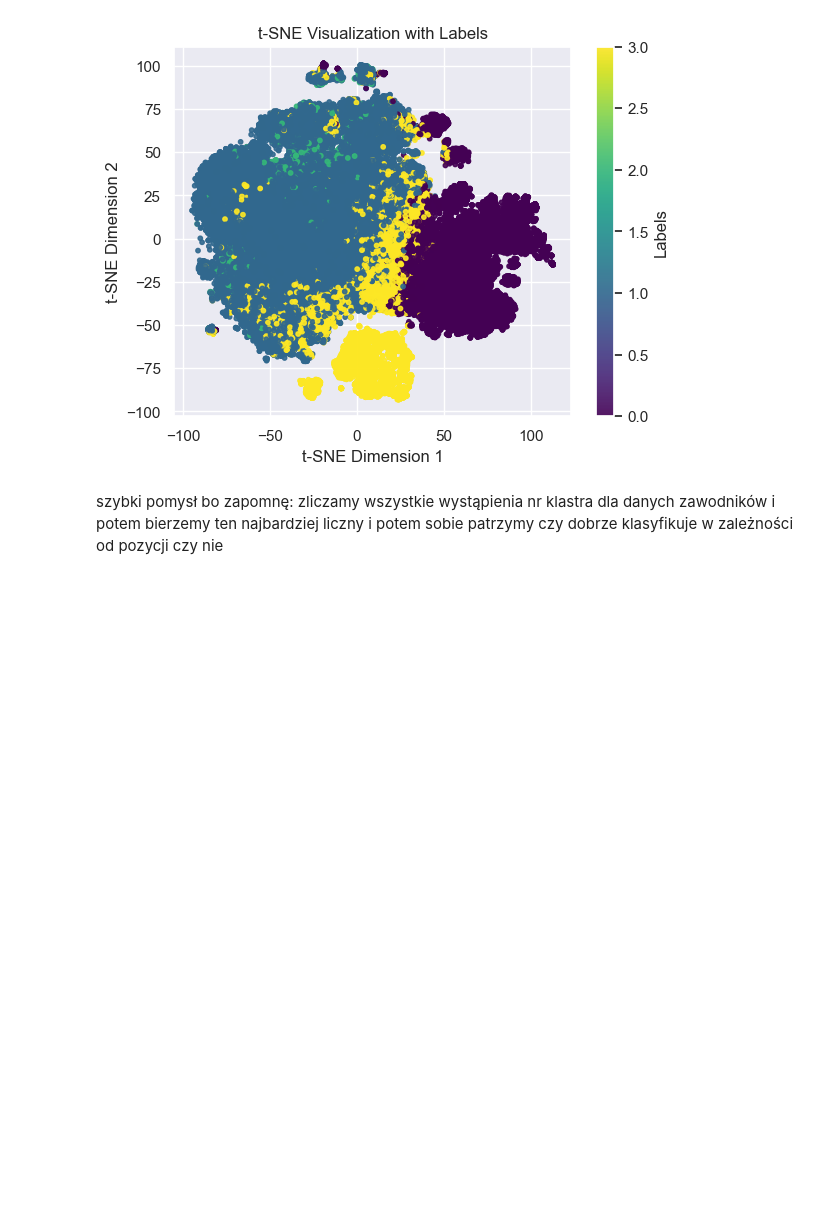
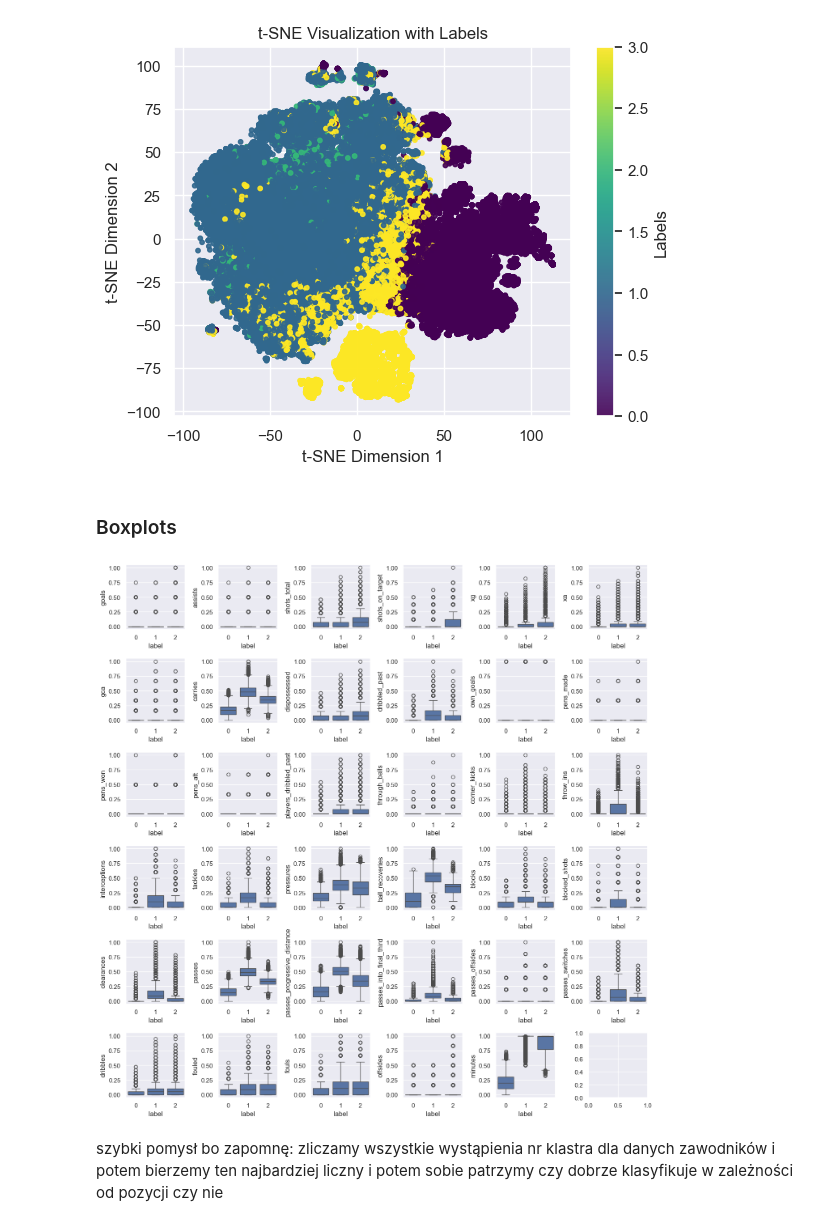
Before and after one commit to tomaszzywicki/Soccer-matches-data-analysis, a Jupyter notebook: code/KM3/models.ipynb, the cells around one changed output. Drawn from its saved outputs; the diff is of its cells as text; code cells hidden in the pictures; blank space fills up the shorter version.

Commit message:
add boxplots presenting between cluster differences

```diff
--- a/code/KM3/models.ipynb
+++ b/code/KM3/models.ipynb
@@ -357,3 +357,8 @@ visualize_tsne_dataset_labels(df, best_miniBatch_3.labels_)
 visualize_tsne_dataset_labels(df, best_miniBatch_4.labels_)
 # %% [output]
 [figure]
+# %% [markdown]
+### Boxplots
+# %%
+final_data = df.copy()
+final_data["label"] = best_miniBatch_3.labels_
@@ -360,10 +367,12 @@ visualize_tsne_dataset_labels(df, best_miniBatch_4.labels_)
 # %%
-fig, ax = plt.subplots(3, 3, figsize=(14, 14))
-for i, feature in enumerate(numeric_features):
-    m, n = divmod(i, 3)
-    sns.boxplot(x="cluster", y=feature, data=non_rev_clusters, ax = ax[m, n])
+fig, ax = plt.subplots(6, 6, figsize=(14, 14))
+for i, feature in enumerate(df.columns):
+    m, n = divmod(i, 6)
+    sns.boxplot(x="label", y=feature, data=final_data, ax = ax[m, n])
 plt.tight_layout()
 plt.show()
+# %% [output]
+[figure, added]
 # %%
 # Jebniemy jeszcze jakiegoś printa że wybieramy jakieś kluby np Barcelona, Real, Bayern, PSG i patrzymy czy zawodnicy są dobrze poklastrowani
 # %%
```
Also changed, not shown: parts of 1 cell of this notebook.
